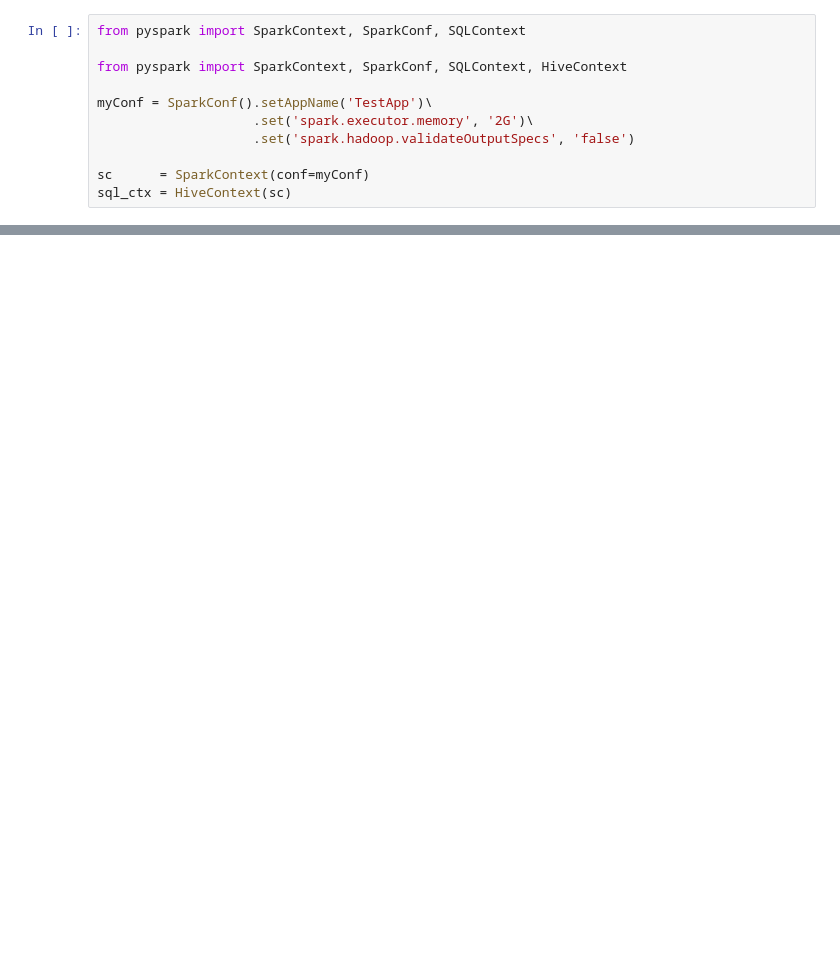
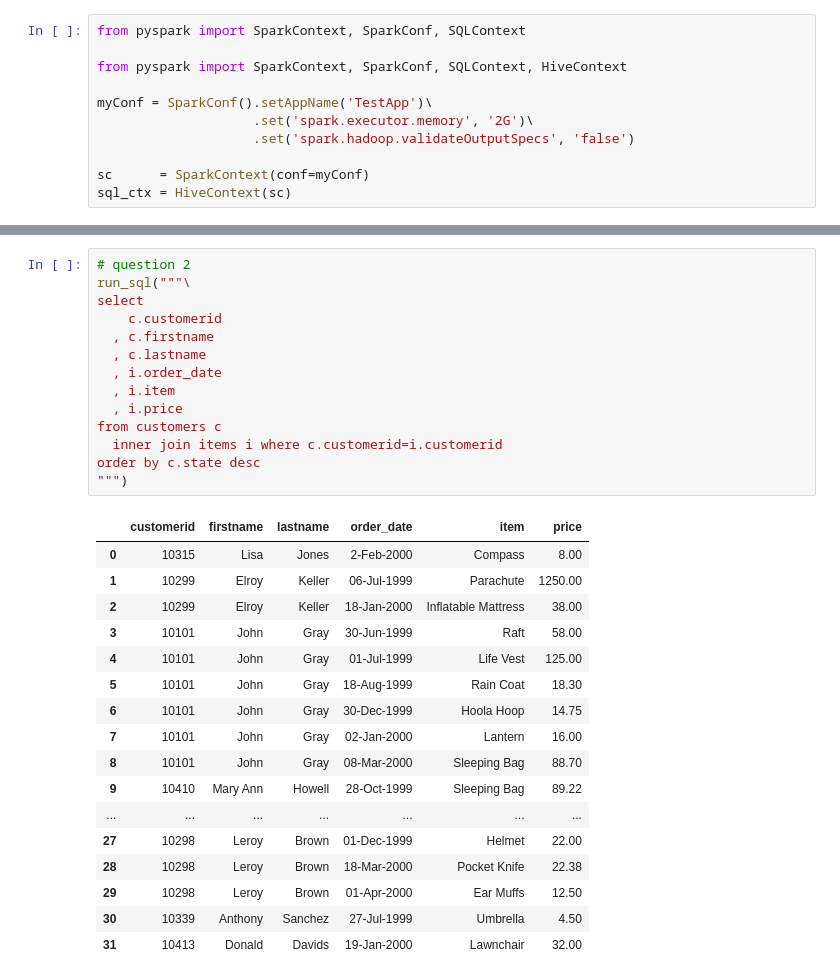
Before and after one commit to nakicam/DataScienceTraining, a Jupyter notebook: examples/drills/spark_sql_drills.ipynb, the cells around one changed output, grey strips where cells are left out. Drawn from its saved outputs; the diff is of its cells as text; blank space fills up the shorter version.

```diff
--- a/examples/drills/spark_sql_drills.ipynb
+++ b/examples/drills/spark_sql_drills.ipynb
@@ -47,0 +726,32 @@ customers_df = sql_ctx.load(
+# %%
+# question 2
+run_sql("""\
+select
+    c.customerid
+  , c.firstname
+  , c.lastname
+  , i.order_date
+  , i.item
+  , i.price
+from customers c
+  inner join items i where c.customerid=i.customerid
+order by c.state desc
+""")
+# %% [output]
+|  | customerid | firstname | lastname | order_date | item | price |
+| 0 | 10315 | Lisa | Jones | 2-Feb-2000 | Compass | 8.00 |
+| 1 | 10299 | Elroy | Keller | 06-Jul-1999 | Parachute | 1250.00 |
+| 2 | 10299 | Elroy | Keller | 18-Jan-2000 | Inflatable Mattress | 38.00 |
+| 3 | 10101 | John | Gray | 30-Jun-1999 | Raft | 58.00 |
+| 4 | 10101 | John | Gray | 01-Jul-1999 | Life Vest | 125.00 |
+| 5 | 10101 | John | Gray | 18-Aug-1999 | Rain Coat | 18.30 |
+| 6 | 10101 | John | Gray | 30-Dec-1999 | Hoola Hoop | 14.75 |
+| 7 | 10101 | John | Gray | 02-Jan-2000 | Lantern | 16.00 |
+| 8 | 10101 | John | Gray | 08-Mar-2000 | Sleeping Bag | 88.70 |
+| 9 | 10410 | Mary Ann | Howell | 28-Oct-1999 | Sleeping Bag | 89.22 |
+| ... | ... | ... | ... | ... | ... | ... |
+| 27 | 10298 | Leroy | Brown | 01-Dec-1999 | Helmet | 22.00 |
+| 28 | 10298 | Leroy | Brown | 18-Mar-2000 | Pocket Knife | 22.38 |
+| 29 | 10298 | Leroy | Brown | 01-Apr-2000 | Ear Muffs | 12.50 |
+| 30 | 10339 | Anthony | Sanchez | 27-Jul-1999 | Umbrella | 4.50 |
+| 31 | 10413 | Donald | Davids | 19-Jan-2000 | Lawnchair | 32.00 |
```
Also changed, not shown: parts of 42 cells of this notebook, 3 other files.
